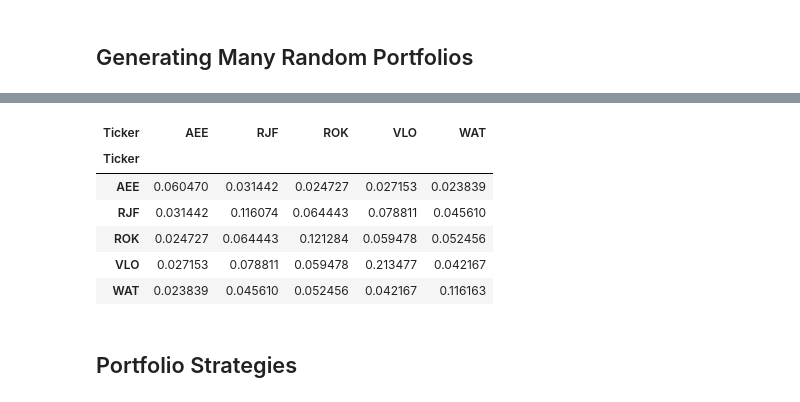
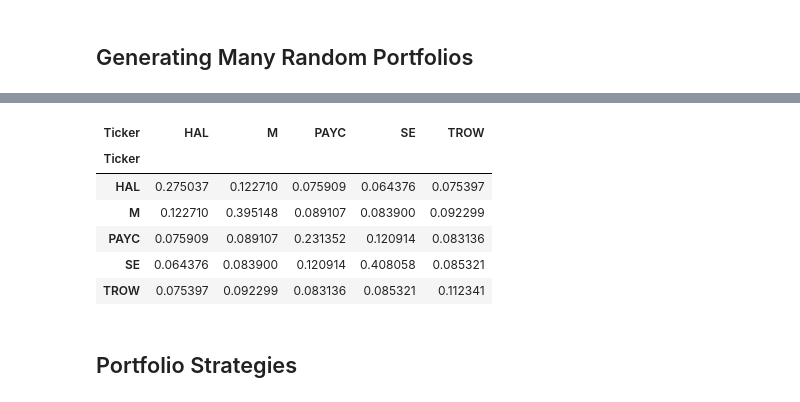
Before and after one commit to JamieW365/trading_algos, a Jupyter notebook: notebooks/efficient_frontier.ipynb, the cells around one changed output, grey strips where cells are left out. Drawn from its saved outputs; the diff is of its cells as text; code cells hidden in the pictures.

```diff
--- a/notebooks/efficient_frontier.ipynb
+++ b/notebooks/efficient_frontier.ipynb
@@ -77,0 +53,3 @@ ht(log_returns)
+# %%
+df_returns = tao.calc_returns(df_stocks)
+ht(df_returns)
@@ -91,13 +88,13 @@ dtype: float64
 # %%
-cov = log_returns.cov() * 252
+cov = df_returns.cov() * 252
 cov
 # %% [output]
-| Ticker | AEE | RJF | ROK | VLO | WAT |
+| Ticker | HAL | M | PAYC | SE | TROW |
 | Ticker |  |  |  |  |  |
-| AEE | 0.060470 | 0.031442 | 0.024727 | 0.027153 | 0.023839 |
-| RJF | 0.031442 | 0.116074 | 0.064443 | 0.078811 | 0.045610 |
-| ROK | 0.024727 | 0.064443 | 0.121284 | 0.059478 | 0.052456 |
-| VLO | 0.027153 | 0.078811 | 0.059478 | 0.213477 | 0.042167 |
-| WAT | 0.023839 | 0.045610 | 0.052456 | 0.042167 | 0.116163 |
+| HAL | 0.275037 | 0.122710 | 0.075909 | 0.064376 | 0.075397 |
+| M | 0.122710 | 0.395148 | 0.089107 | 0.083900 | 0.092299 |
+| PAYC | 0.075909 | 0.089107 | 0.231352 | 0.120914 | 0.083136 |
+| SE | 0.064376 | 0.083900 | 0.120914 | 0.408058 | 0.085321 |
+| TROW | 0.075397 | 0.092299 | 0.083136 | 0.085321 | 0.112341 |
 # %%
 def portfolio_return(weights):
```
Also changed, not shown: parts of 30 cells of this notebook.
